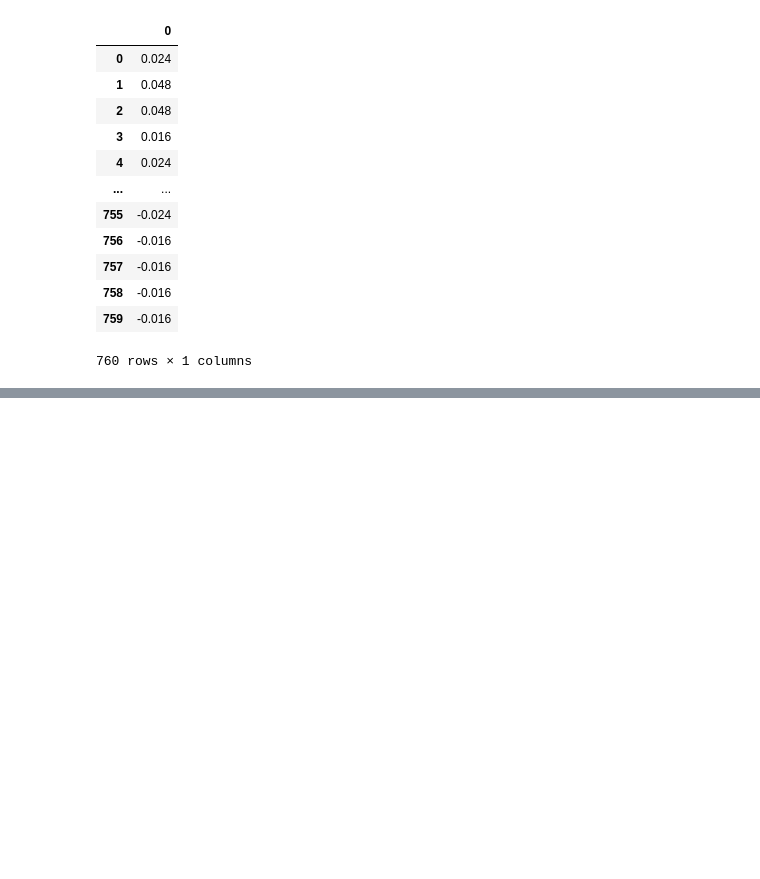
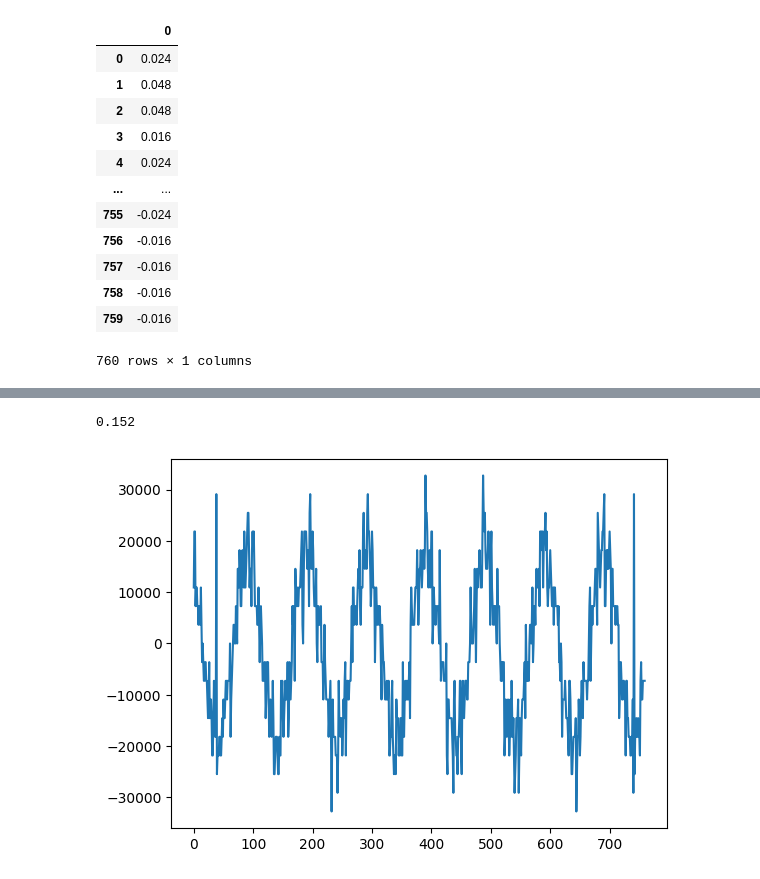
Before and after one commit to berkeryilmaz/HepML, a Jupyter notebook: Untitled2.ipynb, the cells around one changed output, grey strips where cells are left out. Drawn from its saved outputs; the diff is of its cells as text; code cells hidden in the pictures; blank space fills up the shorter version.

```diff
--- a/Untitled2.ipynb
+++ b/Untitled2.ipynb
@@ -82,0 +83,15 @@ osc.showOscilloscopeScreen()
+# %%
+data=osc.channel[1].data
+
+SAMPLE_RATE = 5000  # Hertz
+DURATION = len(data) / SAMPLE_RATE  # Seconds
+DURATION
+# %% [output]
+0.152
+# %%
+normalized_data = np.int16((data / max(data)) * 32767)
+
+plt.plot(normalized_data)
+plt.show()
+# %% [output]
+[figure, added]
```
Also changed, not shown: parts of 4 cells of this notebook.
